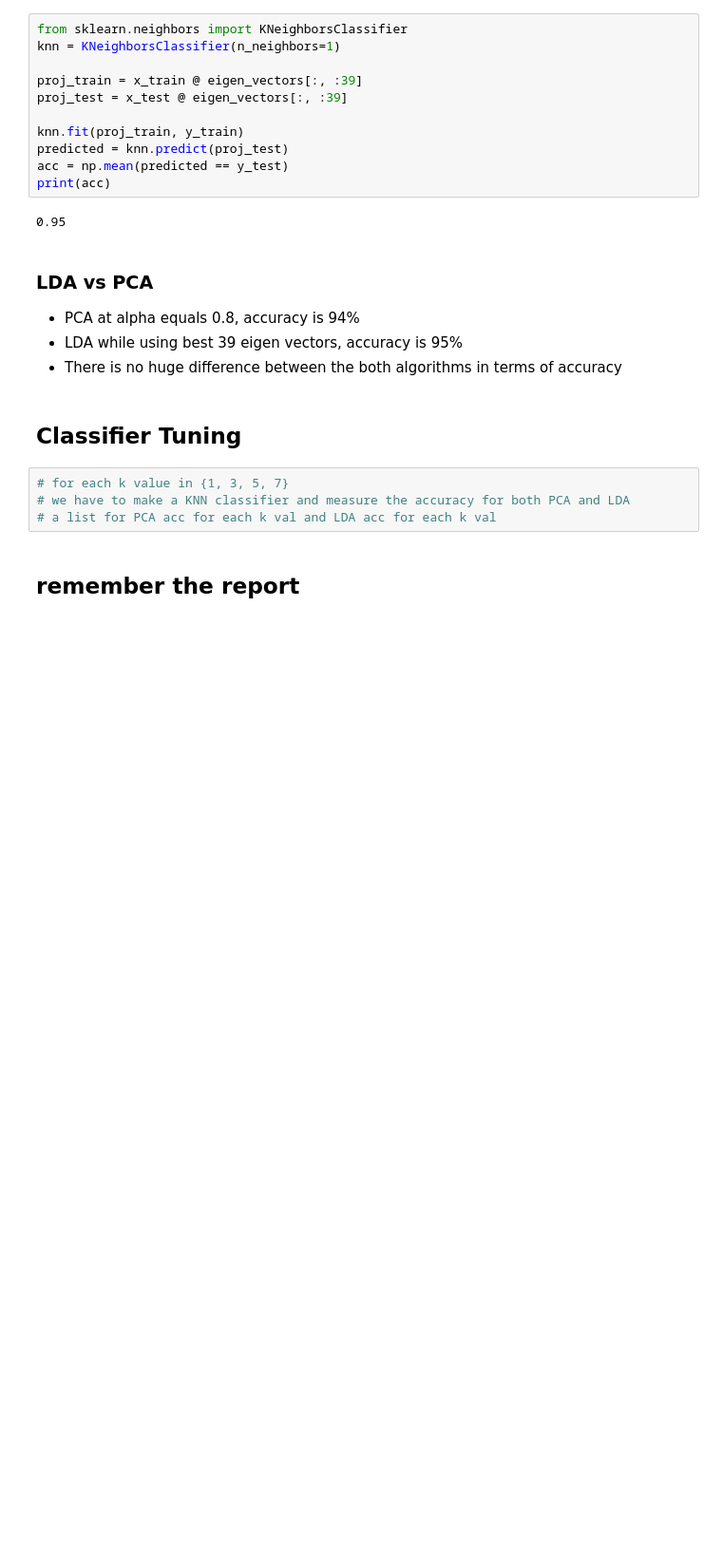
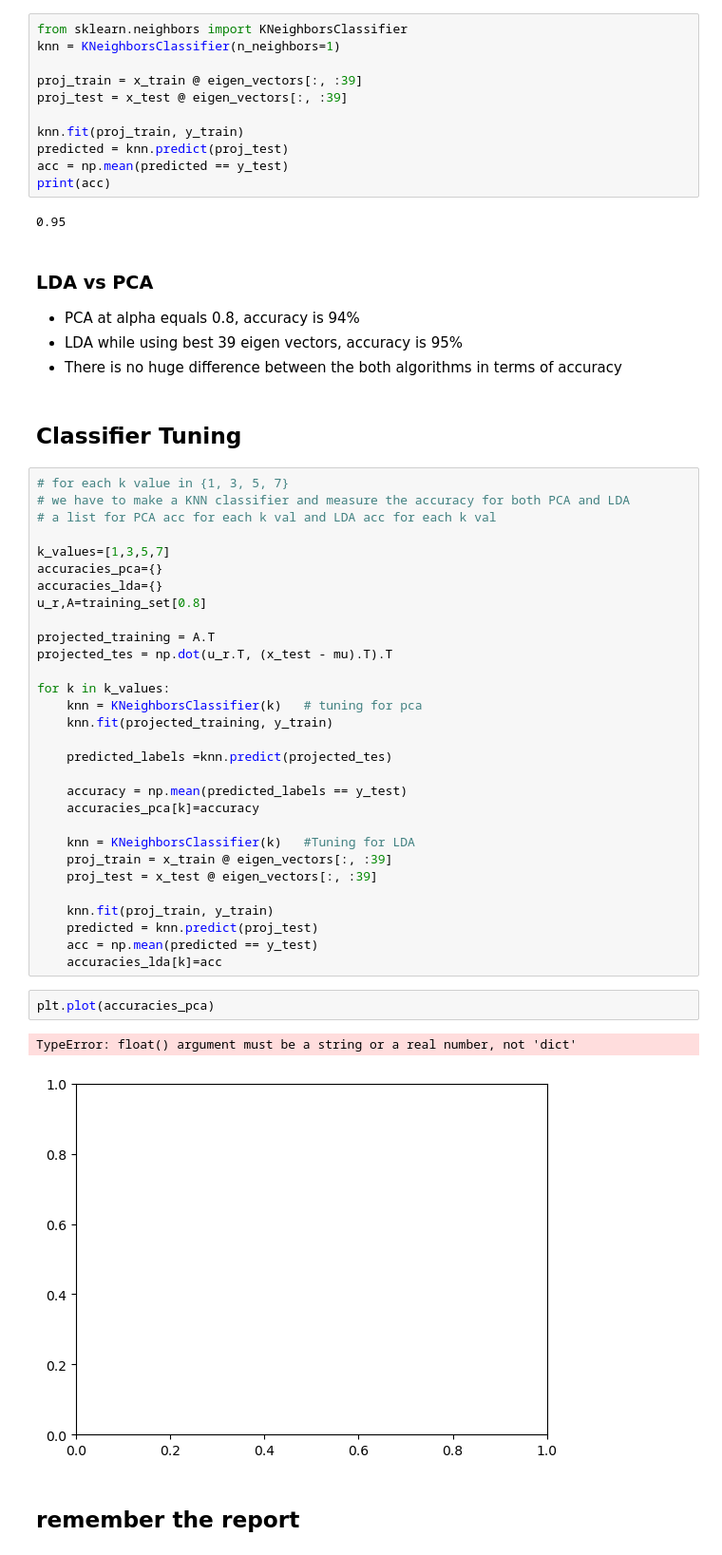
Before and after one commit to 1MR-Joe/ML-proj3, a Jupyter notebook: recognition.ipynb, the cells around one changed output. Shown: that part at 95% size. Drawn from its saved outputs; the diff is of its cells as text; blank space fills up the shorter version.

Commit message:
classfier tuning

```diff
--- a/recognition.ipynb
+++ b/recognition.ipynb
@@ -247,5 +247,36 @@ print(acc)
 # for each k value in {1, 3, 5, 7}
 # we have to make a KNN classifier and measure the accuracy for both PCA and LDA
 # a list for PCA acc for each k val and LDA acc for each k val
+
+k_values=[1,3,5,7]
+accuracies_pca={}
+accuracies_lda={}
+u_r,A=training_set[0.8]
+
+projected_training = A.T
+projected_tes = np.dot(u_r.T, (x_test - mu).T).T
+
+for k in k_values:
+    knn = KNeighborsClassifier(k)   # tuning for pca
+    knn.fit(projected_training, y_train)
+
+    predicted_labels =knn.predict(projected_tes)
+
+    accuracy = np.mean(predicted_labels == y_test)
+    accuracies_pca[k]=accuracy
+
+    knn = KNeighborsClassifier(k)   #Tuning for LDA
+    proj_train = x_train @ eigen_vectors[:, :39]
+    proj_test = x_test @ eigen_vectors[:, :39]
+
+    knn.fit(proj_train, y_train)
+    predicted = knn.predict(proj_test)
+    acc = np.mean(predicted == y_test)
+    accuracies_lda[k]=acc
+# %%
+plt.plot(accuracies_pca)
+# %% [output]
+TypeError: float() argument must be a string or a real number, not 'dict'
+[figure, added]
 # %% [markdown]
 ## remember the report
```
Also changed, not shown: parts of 1 cell of this notebook.
